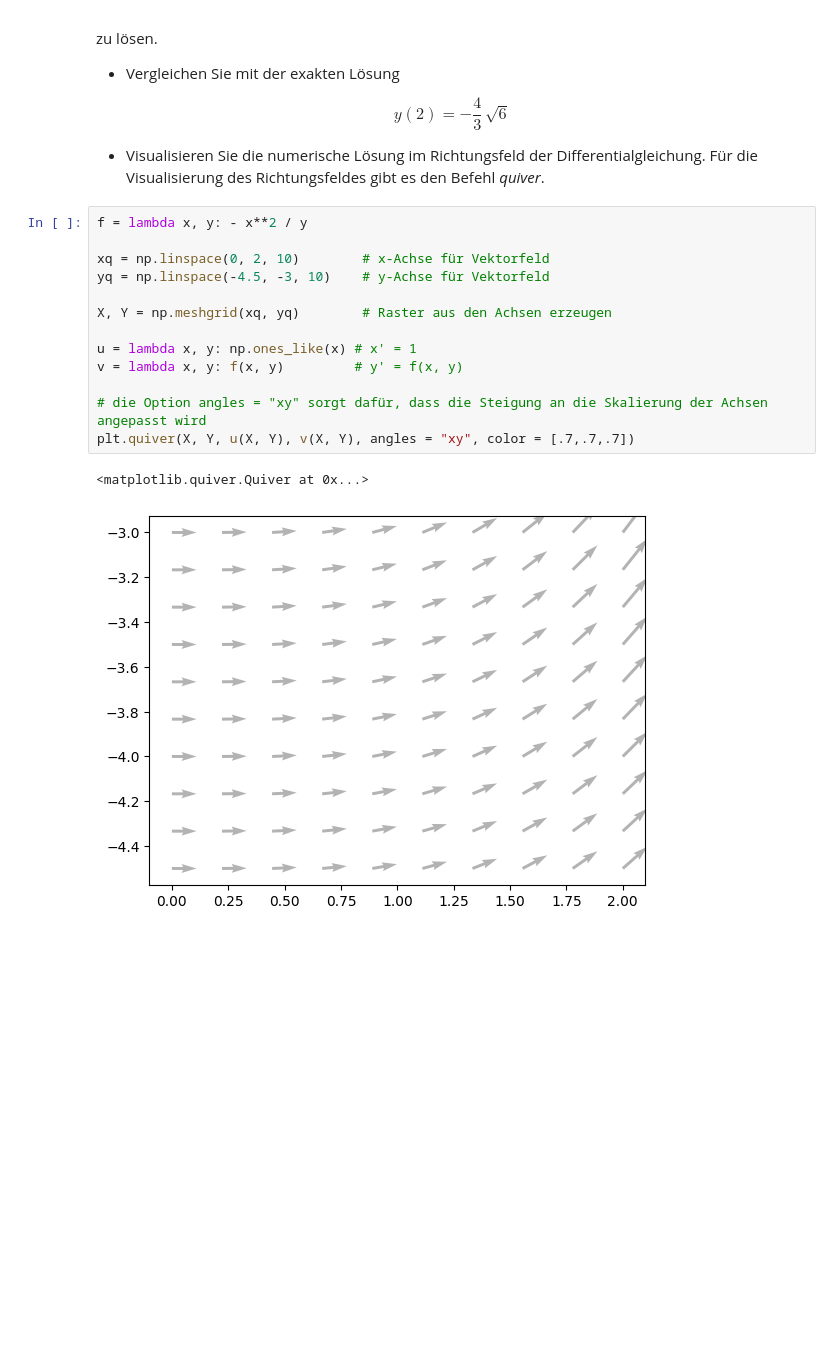
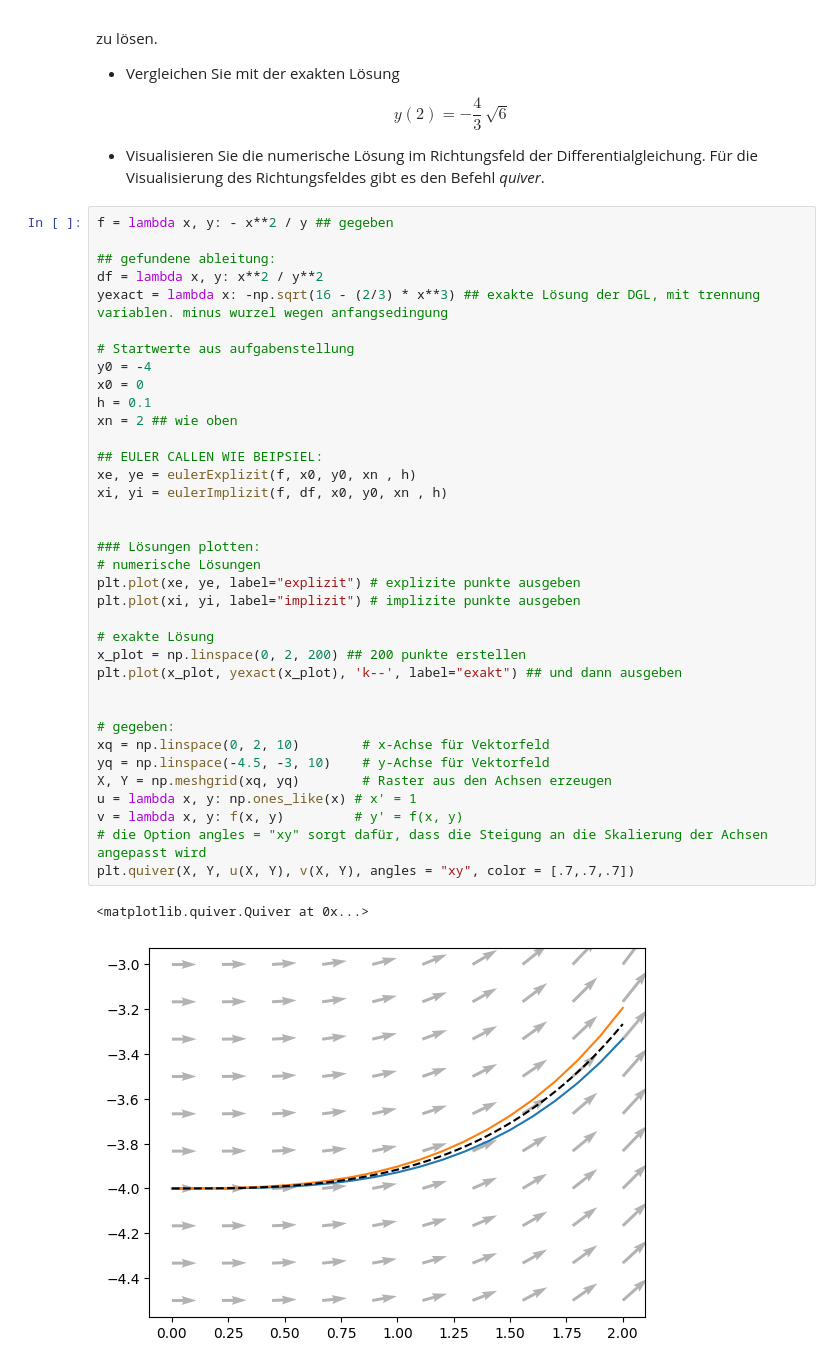
Before and after one commit to BieriCyril/ZHAW_STt_NUM1, a Jupyter notebook: NUM1_Praktikum_W9.ipynb, the cells around one changed output. Saved outputs shown, nothing was run; the diff lists cells and outputs as text; blank space fills up the shorter version.

```diff
--- a/NUM1_Praktikum_W9.ipynb
+++ b/NUM1_Praktikum_W9.ipynb
@@ -216,18 +216,41 @@ $$
 
 * Visualisieren Sie die numerische Lösung im Richtungsfeld der Differentialgleichung. Für die Visualisierung des Richtungsfeldes gibt es den Befehl *quiver*.
 # %%
-f = lambda x, y: - x**2 / y
+f = lambda x, y: - x**2 / y ## gegeben
 
+## gefundene ableitung:
+df = lambda x, y: x**2 / y**2
+yexact = lambda x: -np.sqrt(16 - (2/3) * x**3) ## exakte Lösung der DGL, mit trennung variablen. minus wurzel wegen anfangsedingung
+
+# Startwerte aus aufgabenstellung
+y0 = -4
+x0 = 0
+h = 0.1
+xn = 2 ## wie oben
+
+## EULER CALLEN WIE BEIPSIEL:
+xe, ye = eulerExplizit(f, x0, y0, xn , h)
+xi, yi = eulerImplizit(f, df, x0, y0, xn , h)
+
+
+### Lösungen plotten:
+# numerische Lösungen
+plt.plot(xe, ye, label="explizit") # explizite punkte ausgeben
+plt.plot(xi, yi, label="implizit") # implizite punkte ausgeben
+
+# exakte Lösung
+x_plot = np.linspace(0, 2, 200) ## 200 punkte erstellen
+plt.plot(x_plot, yexact(x_plot), 'k--', label="exakt") ## und dann ausgeben
+
+
+# gegeben:
 xq = np.linspace(0, 2, 10)        # x-Achse für Vektorfeld
 yq = np.linspace(-4.5, -3, 10)    # y-Achse für Vektorfeld
-
 X, Y = np.meshgrid(xq, yq)        # Raster aus den Achsen erzeugen
-
 u = lambda x, y: np.ones_like(x) # x' = 1
 v = lambda x, y: f(x, y)         # y' = f(x, y)
-
 # die Option angles = "xy" sorgt dafür, dass die Steigung an die Skalierung der Achsen angepasst wird
 plt.quiver(X, Y, u(X, Y), v(X, Y), angles = "xy", color = [.7,.7,.7])
 # %% [output]
 <matplotlib.quiver.Quiver at 0x...>
-[figure, old version]
+[figure, new version]
```
Also changed, not shown: parts of 1 cell of this notebook.
